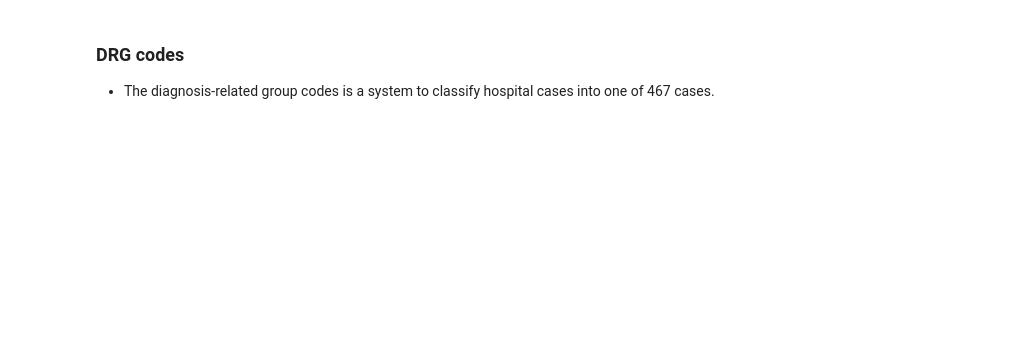
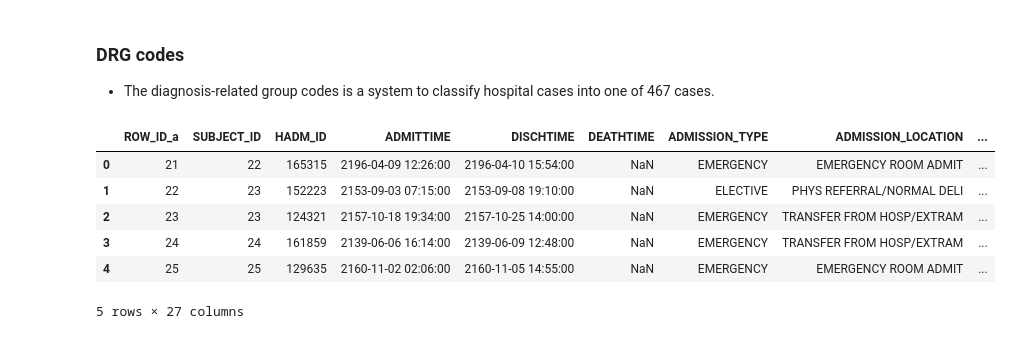
Before and after one commit to ZhiQiu976/MIMIC-Predictive-Modeling, a Jupyter notebook: EDA/EDA.ipynb, the cells around one changed output. Saved outputs shown, nothing was run; the diff lists cells and outputs as text; code cells hidden in the pictures; blank space fills up the shorter version.

```diff
--- a/EDA/EDA.ipynb
+++ b/EDA/EDA.ipynb
@@ -159,4 +188,4 @@ M    26121
 F    20399
 Name: GENDER, dtype: int64
 # %%
-pd.merge(admissions, patients, how='inner',on='SUBJECT_ID',suffixes=['_a','_p'])
+merg1 = pd.merge(admissions, patients, how='inner',on='SUBJECT_ID',suffixes=['_a','_p'])
@@ -182,3 +192,13 @@ pd.merge(admissions, patients, how='inner',on='SUBJECT_ID',suffixes=['_a','_p'])
 # %% [markdown]
 ### DRG codes
 - The diagnosis-related group codes is a system to classify hospital cases into one of 467 cases.
+# %%
+merg1.head()
+# %% [output]
+|  | ROW_ID_a | SUBJECT_ID | HADM_ID | ADMITTIME | DISCHTIME | DEATHTIME | ADMISSION_TYPE | ADMISSION_LOCATION | ... |
+| 0 | 21 | 22 | 165315 | 2196-04-09 12:26:00 | 2196-04-10 15:54:00 | NaN | EMERGENCY | EMERGENCY ROOM ADMIT | ... |
+| 1 | 22 | 23 | 152223 | 2153-09-03 07:15:00 | 2153-09-08 19:10:00 | NaN | ELECTIVE | PHYS REFERRAL/NORMAL DELI | ... |
+| 2 | 23 | 23 | 124321 | 2157-10-18 19:34:00 | 2157-10-25 14:00:00 | NaN | EMERGENCY | TRANSFER FROM HOSP/EXTRAM | ... |
+| 3 | 24 | 24 | 161859 | 2139-06-06 16:14:00 | 2139-06-09 12:48:00 | NaN | EMERGENCY | TRANSFER FROM HOSP/EXTRAM | ... |
+| 4 | 25 | 25 | 129635 | 2160-11-02 02:06:00 | 2160-11-05 14:55:00 | NaN | EMERGENCY | EMERGENCY ROOM ADMIT | ... |
+5 rows × 27 columns
```
Also changed, not shown: parts of 29 cells of this notebook.
